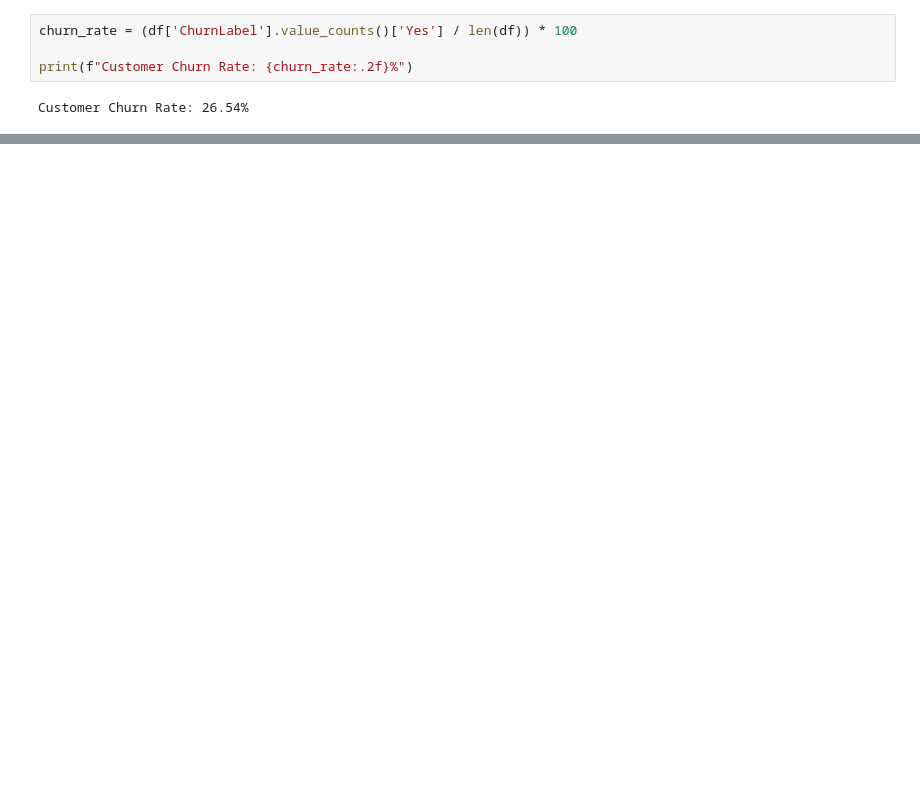
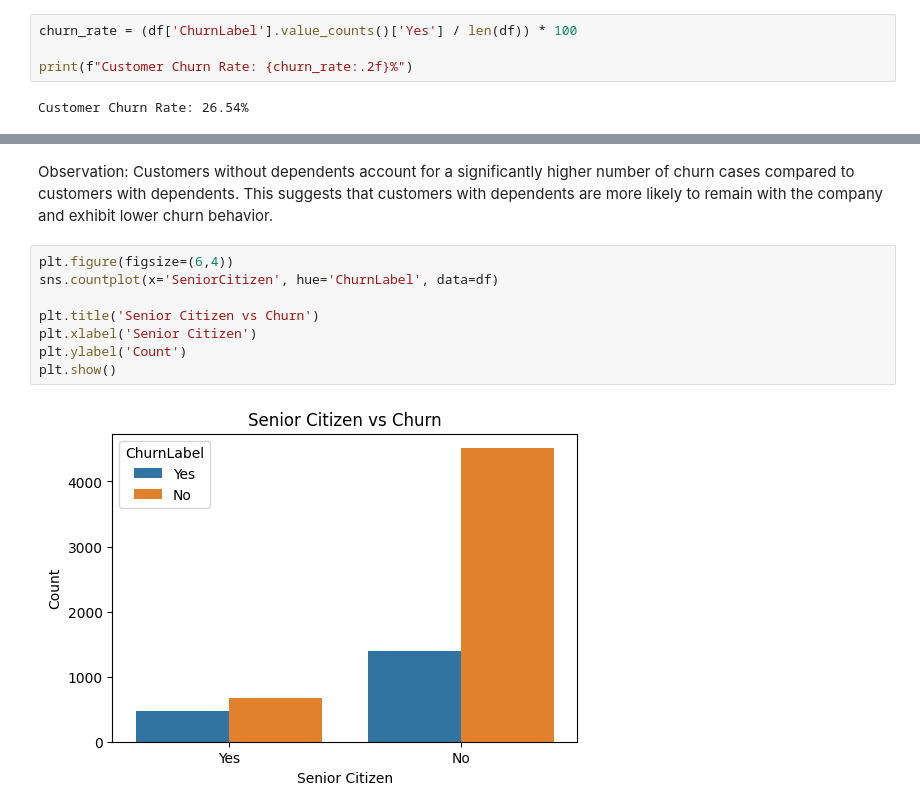
Before and after one commit to sreya-2004/codealpha_tasks, a Jupyter notebook: Customer_Churn_Analysis.ipynb, the cells around one changed output, grey strips where cells are left out. Cells and saved outputs as stored; diff of their text form; blank space fills up the shorter version.

```diff
--- a/Customer_Churn_Analysis.ipynb
+++ b/Customer_Churn_Analysis.ipynb
@@ -235,0 +259,12 @@ Customer satisfaction, contract type, internet service type, and competitor offe
+# %% [markdown]
+Observation: Customers without dependents account for a significantly higher number of churn cases compared to customers with dependents. This suggests that customers with dependents are more likely to remain with the company and exhibit lower churn behavior.
+# %%
+plt.figure(figsize=(6,4))
+sns.countplot(x='SeniorCitizen', hue='ChurnLabel', data=df)
+
+plt.title('Senior Citizen vs Churn')
+plt.xlabel('Senior Citizen')
+plt.ylabel('Count')
+plt.show()
+# %% [output]
+[figure, added]
```
Also changed, not shown: parts of 36 cells of this notebook.
